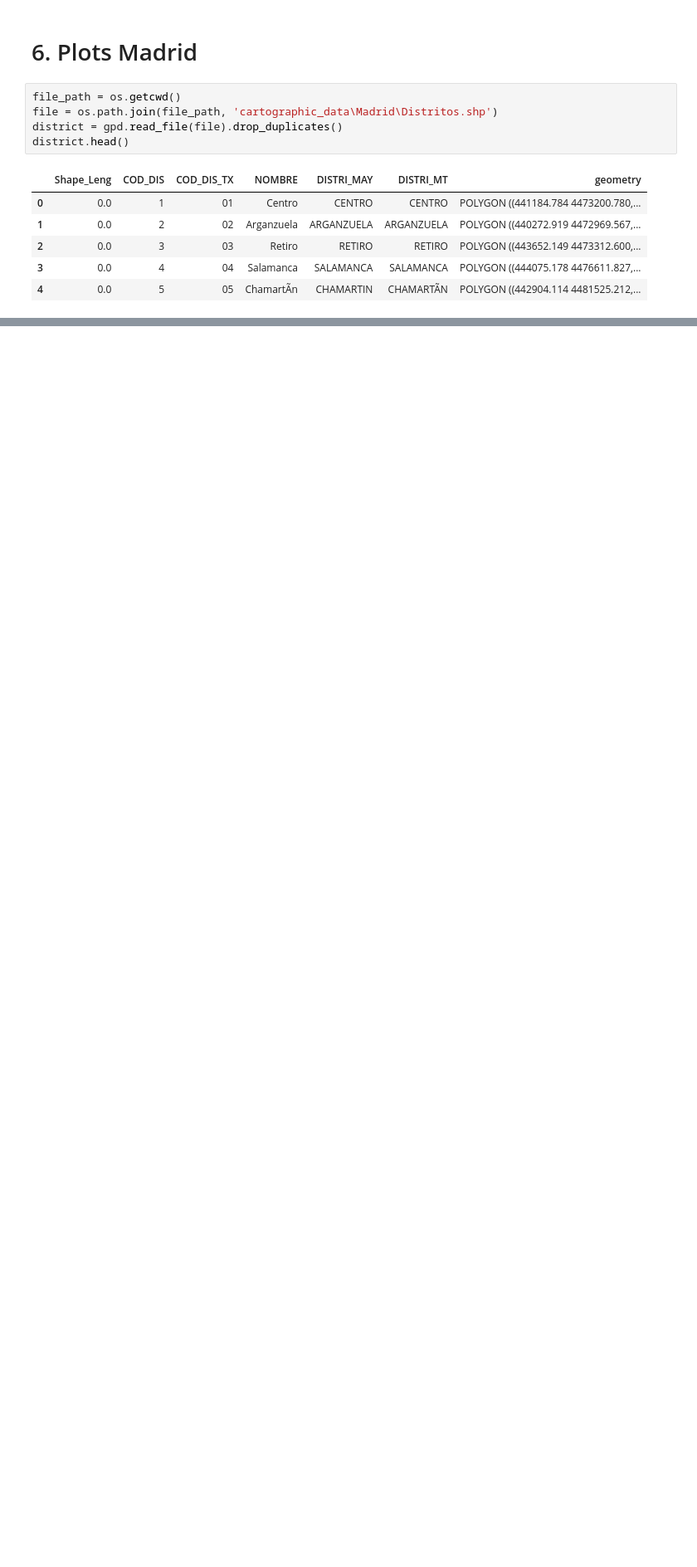
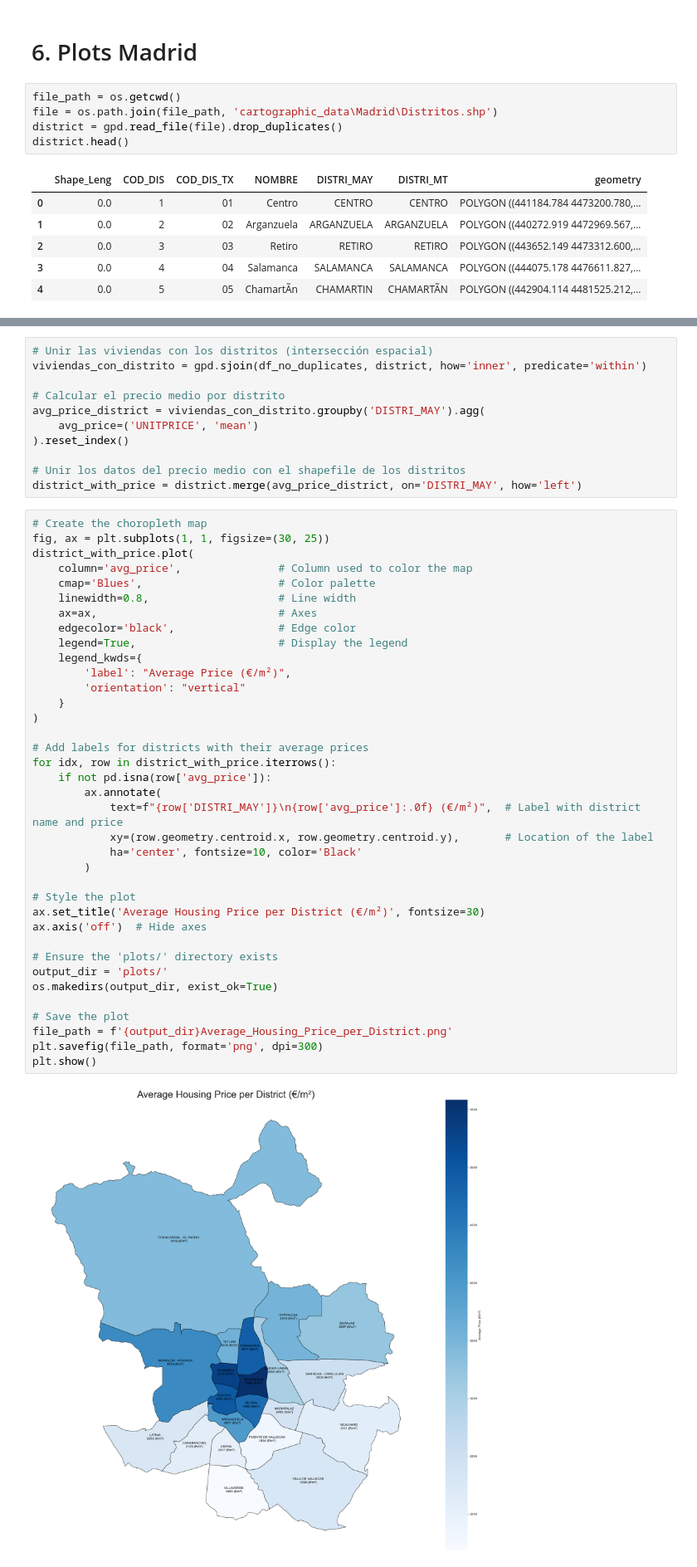
Before and after one commit to EstebannRomeroo/TFM, a Jupyter notebook: descriptive_analysis.ipynb, the cells around one changed output, grey strips where cells are left out. Shown at 83% size. Drawn from its saved outputs; the diff is of its cells as text; blank space fills up the shorter version.

```diff
--- a/descriptive_analysis.ipynb
+++ b/descriptive_analysis.ipynb
@@ -592,0 +630,50 @@ district.plot(edgecolor='black', cmap = 'Greys', figsize=(10, 6))
+# %%
+# Unir las viviendas con los distritos (intersección espacial)
+viviendas_con_distrito = gpd.sjoin(df_no_duplicates, district, how='inner', predicate='within')
+
+# Calcular el precio medio por distrito
+avg_price_district = viviendas_con_distrito.groupby('DISTRI_MAY').agg(
+    avg_price=('UNITPRICE', 'mean')
+).reset_index()
+
+# Unir los datos del precio medio con el shapefile de los distritos
+district_with_price = district.merge(avg_price_district, on='DISTRI_MAY', how='left')
+# %%
+# Create the choropleth map
+fig, ax = plt.subplots(1, 1, figsize=(30, 25))
+district_with_price.plot(
+    column='avg_price',               # Column used to color the map
+    cmap='Blues',                     # Color palette
+    linewidth=0.8,                    # Line width
+    ax=ax,                            # Axes
+    edgecolor='black',                # Edge color
+    legend=True,                      # Display the legend
+    legend_kwds={
+        'label': "Average Price (€/m²)",
+        'orientation': "vertical"
+    }
+)
+
+# Add labels for districts with their average prices
+for idx, row in district_with_price.iterrows():
+    if not pd.isna(row['avg_price']):
+        ax.annotate(
+            text=f"{row['DISTRI_MAY']}\n{row['avg_price']:.0f} (€/m²)",  # Label with district name and price
+            xy=(row.geometry.centroid.x, row.geometry.centroid.y),       # Location of the label
+            ha='center', fontsize=10, color='Black'
+        )
+
+# Style the plot
+ax.set_title('Average Housing Price per District (€/m²)', fontsize=30)
+ax.axis('off')  # Hide axes
+
+# Ensure the 'plots/' directory exists
+output_dir = 'plots/'
+os.makedirs(output_dir, exist_ok=True)
+
+# Save the plot
+file_path = f'{output_dir}Average_Housing_Price_per_District.png'
+plt.savefig(file_path, format='png', dpi=300)
+plt.show()
+# %% [output]
+[figure, added]
```
Also changed, not shown: parts of 7 cells of this notebook, 2 other files.
